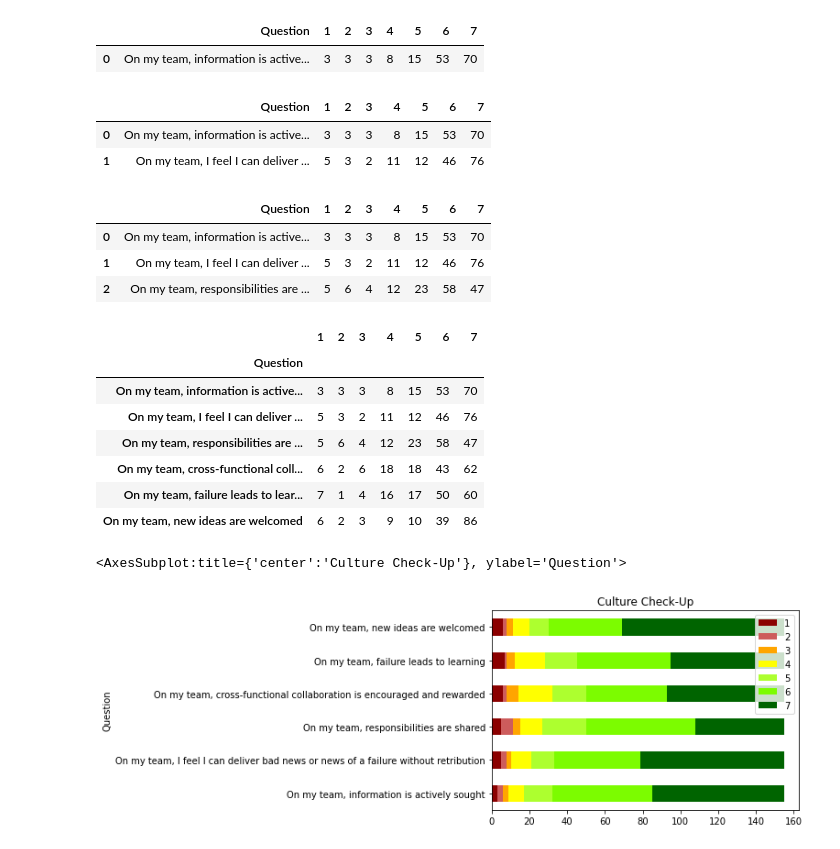
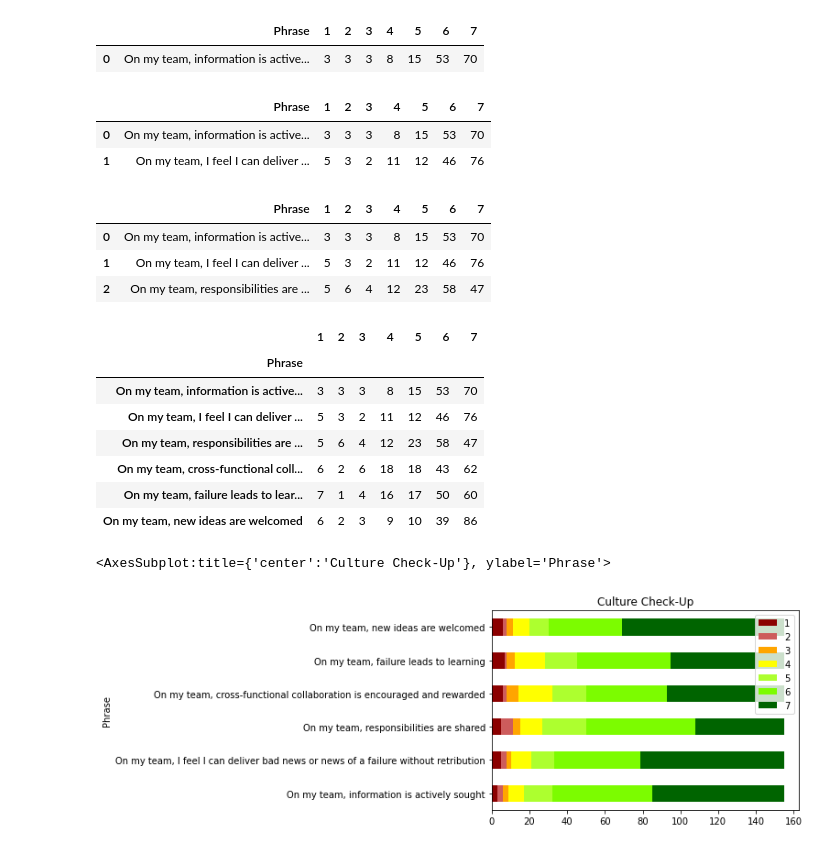
Before and after one commit to jaredfeldman/teamhealth, a Jupyter notebook: TeamHealthNotebook_v2.ipynb, the cells around one changed output. Saved outputs shown, nothing was run; the diff lists cells and outputs as text; code cells hidden in the pictures.

```diff
--- a/TeamHealthNotebook_v2.ipynb
+++ b/TeamHealthNotebook_v2.ipynb
@@ -53,42 +53,42 @@ class PopulateResults:
         self.fours = 0
         self.fives = 0
         self.sixes = 0
         self.sevens = 0
         results = [x for x in culture_df[phrase]]
         for i in results:
             if int(i) == 1:
                 self.ones += 1
             elif int(i) == 2:
                 self.twos += 1
             elif int(i) == 3:
                 self.threes += 1
             elif int(i) == 4:
                 self.fours += 1
             elif int(i) == 5:
                 self.fives += 1
             elif int(i) == 6:
                  self.sixes += 1
             elif int(i) == 7:
                 self.sevens += 1
 
 # Instantiate the PopulateResults class to populate results for phrase one
 phrase_one_results = PopulateResults(phrase_one)
 
 # Create a new dictionary with results from phrase 1 to be used for populating all results
-phrase_one_results_dict = {'Question':[phrase_one_results.phrase],'1': phrase_one_results.ones,'2': phrase_one_results.twos,'3': phrase_one_results.threes,'4': phrase_one_results.fours,'5': phrase_one_results.fives,'6': phrase_one_results.sixes,'7': phrase_one_results.sevens}
+phrase_one_results_dict = {'Phrase':[phrase_one_results.phrase],'1': phrase_one_results.ones,'2': phrase_one_results.twos,'3': phrase_one_results.threes,'4': phrase_one_results.fours,'5': phrase_one_results.fives,'6': phrase_one_results.sixes,'7': phrase_one_results.sevens}
 
 # Create a new dataframe with results from phrase 1 that will be used to contain all survey results
 survey_results_df = pd.DataFrame(data=phrase_one_results_dict)
 survey_results_df
 # %% [output]
-|  | Question | 1 | 2 | 3 | 4 | 5 | 6 | 7 |
+|  | Phrase | 1 | 2 | 3 | 4 | 5 | 6 | 7 |
 | 0 | On my team, information is active... | 3 | 3 | 3 | 8 | 15 | 53 | 70 |
 # %%
 # Instantiate the PopulateResults class to populate results for phrase two
 phrase_two_results = PopulateResults(phrase_two)
 
 # Create a new dictionary with results from phrase two
-phrase_two_results_dict = {'Question':phrase_two_results.phrase,'1': phrase_two_results.ones,'2': phrase_two_results.twos,'3': phrase_two_results.threes,'4': phrase_two_results.fours,'5': phrase_two_results.fives,'6': phrase_two_results.sixes,'7': phrase_two_results.sevens}
+phrase_two_results_dict = {'Phrase':phrase_two_results.phrase,'1': phrase_two_results.ones,'2': phrase_two_results.twos,'3': phrase_two_results.threes,'4': phrase_two_results.fours,'5': phrase_two_results.fives,'6': phrase_two_results.sixes,'7': phrase_two_results.sevens}
 
 # Add results of phrase 2 to survey_results_df
 survey_results_df = survey_results_df.append(phrase_two_results_dict, ignore_index=True)
@@ -96,7 +96,7 @@ survey_results_df = survey_results_df.append(phrase_two_results_dict, ignore_ind
 # Show dataframe
 survey_results_df
 # %% [output]
-|  | Question | 1 | 2 | 3 | 4 | 5 | 6 | 7 |
+|  | Phrase | 1 | 2 | 3 | 4 | 5 | 6 | 7 |
 | 0 | On my team, information is active... | 3 | 3 | 3 | 8 | 15 | 53 | 70 |
 | 1 | On my team, I feel I can deliver ... | 5 | 3 | 2 | 11 | 12 | 46 | 76 |
 # %%
@@ -104,7 +104,7 @@ survey_results_df
 phrase_three_results = PopulateResults(phrase_three)
 
 # Create a new dictionary with results from phrase 3
-phrase_three_results_dict = {'Question':phrase_three_results.phrase,'1': phrase_three_results.ones,'2': phrase_three_results.twos,'3': phrase_three_results.threes,'4': phrase_three_results.fours,'5': phrase_three_results.fives,'6': phrase_three_results.sixes,'7': phrase_three_results.sevens}
+phrase_three_results_dict = {'Phrase':phrase_three_results.phrase,'1': phrase_three_results.ones,'2': phrase_three_results.twos,'3': phrase_three_results.threes,'4': phrase_three_results.fours,'5': phrase_three_results.fives,'6': phrase_three_results.sixes,'7': phrase_three_results.sevens}
 
 # Add results of phrase 3 to survey_results_df
 survey_results_df = survey_results_df.append(phrase_three_results_dict, ignore_index=True)
@@ -112,7 +112,7 @@ survey_results_df = survey_results_df.append(phrase_three_results_dict, ignore_i
 # Show dataframe
 survey_results_df
 # %% [output]
-|  | Question | 1 | 2 | 3 | 4 | 5 | 6 | 7 |
+|  | Phrase | 1 | 2 | 3 | 4 | 5 | 6 | 7 |
 | 0 | On my team, information is active... | 3 | 3 | 3 | 8 | 15 | 53 | 70 |
 | 1 | On my team, I feel I can deliver ... | 5 | 3 | 2 | 11 | 12 | 46 | 76 |
 | 2 | On my team, responsibilities are ... | 5 | 6 | 4 | 12 | 23 | 58 | 47 |
@@ -123,7 +123,7 @@ survey_results_df
 phrase_four_results = PopulateResults(phrase_four)
 
 # Create a new dictionary with results from phrase 4
-phrase_four_results_dict = {'Question':phrase_four_results.phrase,'1': phrase_four_results.ones,'2': phrase_four_results.twos,'3': phrase_four_results.threes,'4': phrase_four_results.fours,'5': phrase_four_results.fives,'6': phrase_four_results.sixes,'7': phrase_four_results.sevens}
+phrase_four_results_dict = {'Phrase':phrase_four_results.phrase,'1': phrase_four_results.ones,'2': phrase_four_results.twos,'3': phrase_four_results.threes,'4': phrase_four_results.fours,'5': phrase_four_results.fives,'6': phrase_four_results.sixes,'7': phrase_four_results.sevens}
 
 # Add results of phrase 4 to survey_results_df
 survey_results_df = survey_results_df.append(phrase_four_results_dict, ignore_index=True)
@@ -133,7 +133,7 @@ survey_results_df = survey_results_df.append(phrase_four_results_dict, ignore_in
 phrase_five_results = PopulateResults(phrase_five)
 
 # Create a new dictionary with results from phrase 5
-phrase_five_results_dict = {'Question':phrase_five_results.phrase,'1': phrase_five_results.ones,'2': phrase_five_results.twos,'3': phrase_five_results.threes,'4': phrase_five_results.fours,'5': phrase_five_results.fives,'6': phrase_five_results.sixes,'7': phrase_five_results.sevens}
+phrase_five_results_dict = {'Phrase':phrase_five_results.phrase,'1': phrase_five_results.ones,'2': phrase_five_results.twos,'3': phrase_five_results.threes,'4': phrase_five_results.fours,'5': phrase_five_results.fives,'6': phrase_five_results.sixes,'7': phrase_five_results.sevens}
 
 # Add results of phrase 5 to survey_results_df
 survey_results_df = survey_results_df.append(phrase_five_results_dict, ignore_index=True)
@@ -143,16 +143,16 @@ survey_results_df = survey_results_df.append(phrase_five_results_dict, ignore_in
 phrase_six_results = PopulateResults(phrase_six)
 
 # Create a new dictionary with results from phrase 6
-phrase_six_results_dict = {'Question':phrase_six_results.phrase,'1': phrase_six_results.ones,'2': phrase_six_results.twos,'3': phrase_six_results.threes,'4': phrase_six_results.fours,'5': phrase_six_results.fives,'6': phrase_six_results.sixes,'7': phrase_six_results.sevens}
+phrase_six_results_dict = {'Phrase':phrase_six_results.phrase,'1': phrase_six_results.ones,'2': phrase_six_results.twos,'3': phrase_six_results.threes,'4': phrase_six_results.fours,'5': phrase_six_results.fives,'6': phrase_six_results.sixes,'7': phrase_six_results.sevens}
 
 # Add results of phrase 6 to survey_results_df
 survey_results_df = survey_results_df.append(phrase_six_results_dict, ignore_index=True)
 
 # Set dataframe index column to 'Question'
-survey_results_df.set_index('Question')
+survey_results_df.set_index('Phrase')
 # %% [output]
 |  | 1 | 2 | 3 | 4 | 5 | 6 | 7 |
-| Question |  |  |  |  |  |  |  |
+| Phrase |  |  |  |  |  |  |  |
 | On my team, information is active... | 3 | 3 | 3 | 8 | 15 | 53 | 70 |
 | On my team, I feel I can deliver ... | 5 | 3 | 2 | 11 | 12 | 46 | 76 |
 | On my team, responsibilities are ... | 5 | 6 | 4 | 12 | 23 | 58 | 47 |
@@ -166,7 +166,7 @@ my_colors = list(islice(cycle(['#8b0000', '#cd5c5c', '#ffa500', '#ffff00', '#adf
 
 # Plot dataframe with colors as outlined above
 survey_results_df_colors = survey_results_df.plot(
-    x = 'Question',
+    x = 'Phrase',
     kind = 'barh',
     stacked = True,
     title = 'Culture Check-Up',
@@ -176,5 +176,5 @@ survey_results_df_colors = survey_results_df.plot(
 # Show dataframe
 survey_results_df_colors
 # %% [output]
-<AxesSubplot:title={'center':'Culture Check-Up'}, ylabel='Question'>
+<AxesSubplot:title={'center':'Culture Check-Up'}, ylabel='Phrase'>
 [figure]
```
